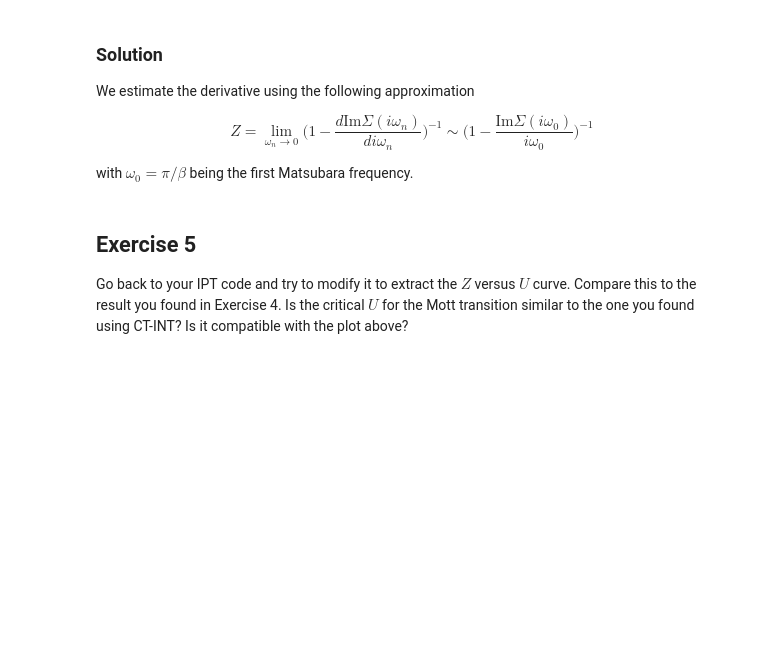
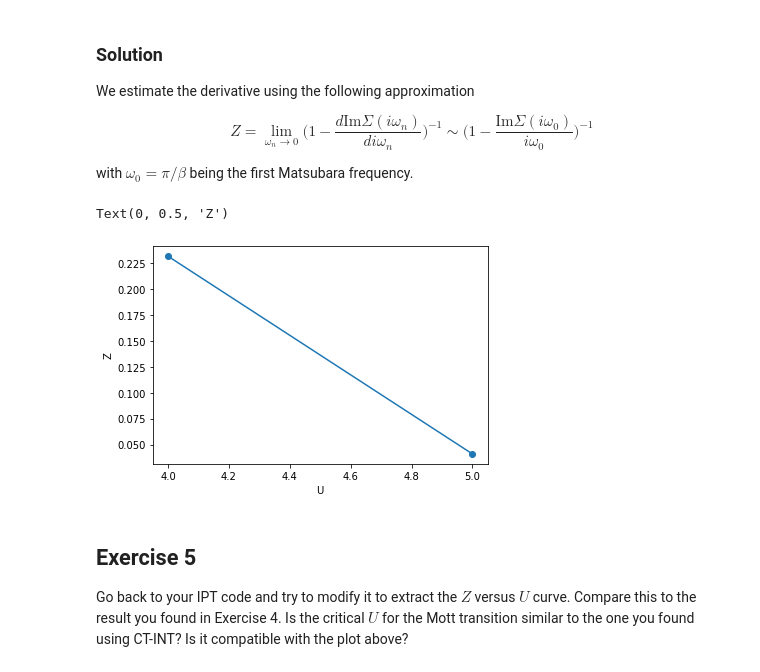
Before and after one commit to mferrero/les_houches_2021, a Jupyter notebook: tutorial/07 - Mott transition in the Bethe lattice.ipynb, the cells around one changed output. Cells and saved outputs as stored; diff of their text form; code cells hidden in the pictures; blank space fills up the shorter version.

```diff
--- a/tutorial/07 - Mott transition in the Bethe lattice.ipynb
+++ b/tutorial/07 - Mott transition in the Bethe lattice.ipynb
@@ -25,22 +26,10 @@ to have reasonable data you should have at least 10000 cycles.
-# %%
-from triqs.gf import *
-from triqs.operators import *
-from h5 import *
-from triqs_cthyb import Solver
-from numpy import *
-
-# Parameters of the model
-t = 1.0
-beta = 10
-n_loops = 10
-U = 4.0
-
-# code here
-
-# DMFT loop with self-consistency
-# code here
 # %%
+from triqs.gf import *
+from triqs.operators import *
+from h5 import *
+import triqs.utility.mpi as mpi
 from triqs_ctint import Solver
+import numpy as np
 
 # Parameters of the model
 t = 1.0
@@ -48,13 +37,13 @@ beta = 10.0
 n_loops = 10
 n_iw = 400
 delta = 0.1
-n_cycles = 50000
+n_cycles = 5000
 
 # Construct the impurity solver
 S = Solver(beta, n_iw)
 
 # I run for several values of U
-for U in np.arange(1.0, 13.0):
+for U in [4.0, 5.0]:
     print('\n U =', U, '\n')
 
     # This is a first guess for G
@@ -75,5 +64,5 @@ for U in np.arange(1.0, 13.0):
 
         # Save iteration in archive
         with HDFArchive("results_U%.2f.h5"%U) as A:
-            A['G0-%i'] = S.G0_iw
+            A['G0-%i'%i] = S.G0_iw
             A['G-%i'%i] = S.G_iw
@@ -157,22 +174,23 @@ $$
 
 with $\omega_0 = \pi / \beta$ being the first Matsubara frequency.
 # %%
-beta = 10
-U_list = []
+U_list = [4.0, 5.0]
 Z_list = []
 
-for U in np.arange(1.0, 9.0):
+for U in U_list:
 
-    A = HDFArchive("results_one_band/half-U%.2f.h5"%U, 'r')
-    Sigma = A['Sigma-9']
+    A = HDFArchive("results_U%.2f.h5"%U, 'r')
+    Sigma = inverse(A['G0-%i']) - inverse(A['G-9'])
 
     Z = 1 / (1 - (Sigma['up'](0)[0,0].imag * beta / np.pi))
-    U_list.append(U)
     Z_list.append(Z)
 
 plt.plot(U_list, Z_list, '-o')
 plt.xlabel('U')
 plt.ylabel('Z')
+# %% [output]
+Text(0, 0.5, 'Z')
+[figure, added]
 # %% [markdown]
 Exercise 5
 ----------
```
Also changed, not shown: parts of 10 cells of this notebook, 3 other files.
